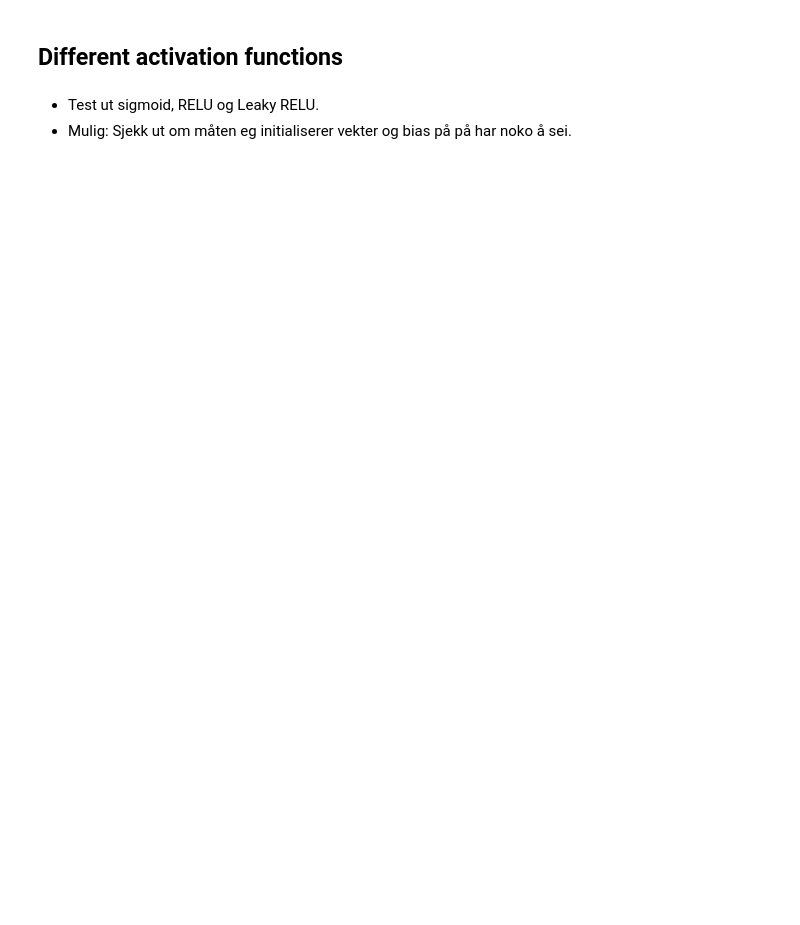
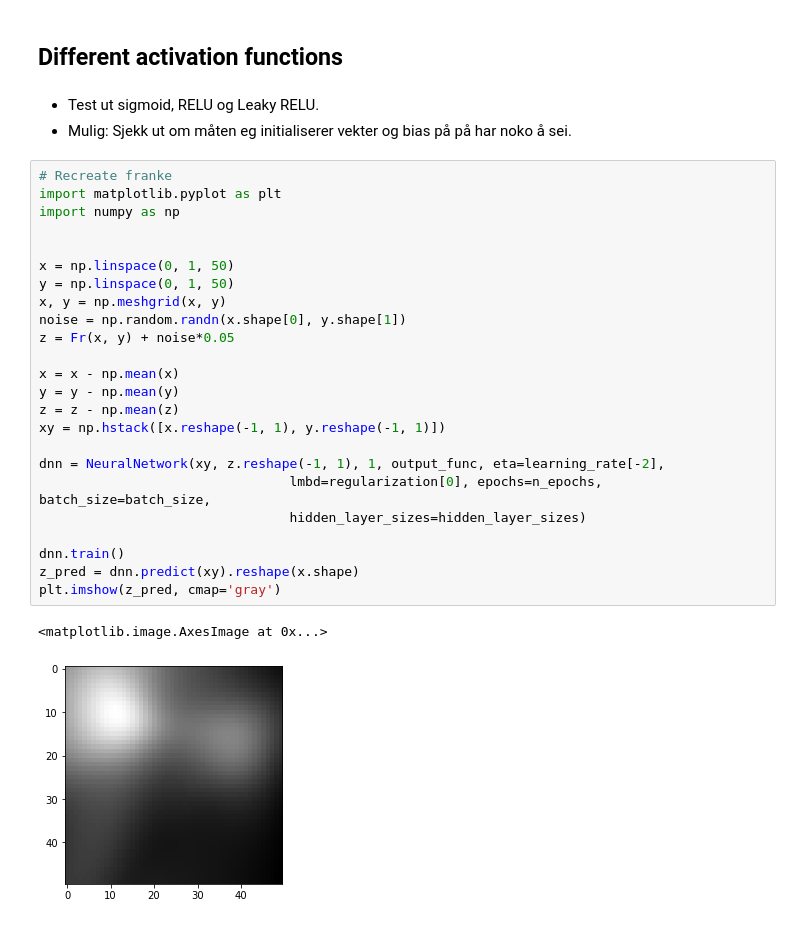
Before and after one commit to eoydvin/FYS-STK4155, a Jupyter notebook: Project_2/NN Regression.ipynb, the cells around one changed output. Drawn from its saved outputs; the diff is of its cells as text; blank space fills up the shorter version.

```diff
--- a/Project_2/NN Regression.ipynb
+++ b/Project_2/NN Regression.ipynb
@@ -21,3 +169,30 @@ In this exercise I will develop my own NN and use it against the same weather ra
 # %% [markdown]
 - Test ut sigmoid, RELU og Leaky RELU.
 - Mulig: Sjekk ut om måten eg initialiserer vekter og bias på på har noko å sei.
+# %%
+# Recreate franke
+import matplotlib.pyplot as plt
+import numpy as np
+
+
+x = np.linspace(0, 1, 50)
+y = np.linspace(0, 1, 50)
+x, y = np.meshgrid(x, y)
+noise = np.random.randn(x.shape[0], y.shape[1])
+z = Fr(x, y) + noise*0.05
+
+x = x - np.mean(x)
+y = y - np.mean(y)
+z = z - np.mean(z)
+xy = np.hstack([x.reshape(-1, 1), y.reshape(-1, 1)])
+
+dnn = NeuralNetwork(xy, z.reshape(-1, 1), 1, output_func, eta=learning_rate[-2],
+                                lmbd=regularization[0], epochs=n_epochs, batch_size=batch_size,
+                                hidden_layer_sizes=hidden_layer_sizes)
+
+dnn.train()
+z_pred = dnn.predict(xy).reshape(x.shape)
+plt.imshow(z_pred, cmap='gray')
+# %% [output]
+<matplotlib.image.AxesImage at 0x...>
+[figure, added]
```
Also changed, not shown: parts of 7 cells of this notebook, 5 other files.
